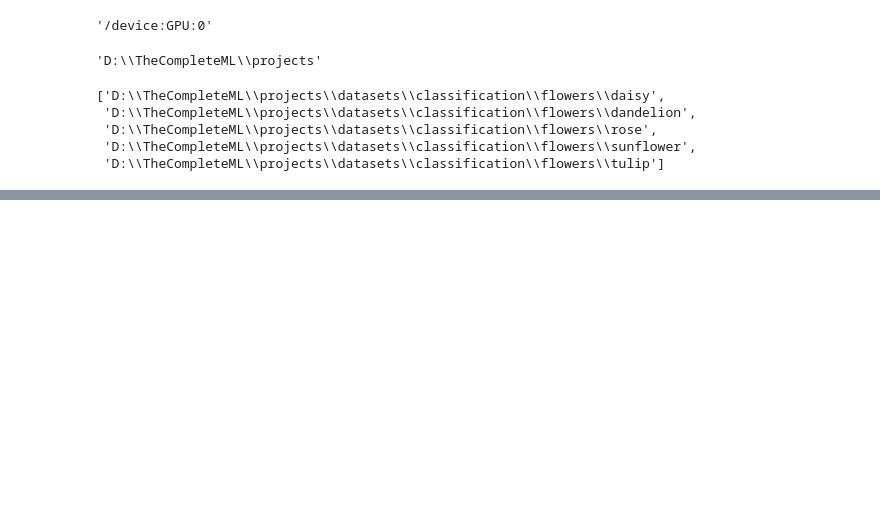
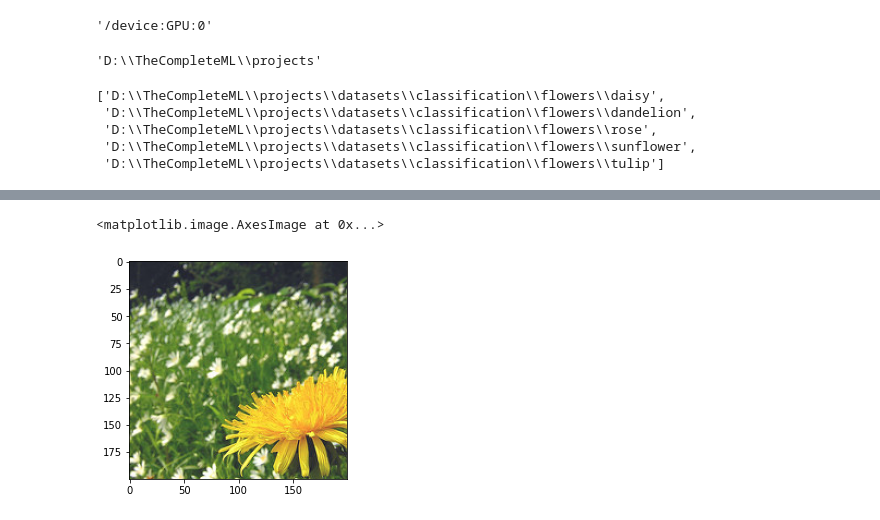
Before and after one commit to Kaushalkhokhar/complete-ml, a Jupyter notebook: projects/CNN/flowers.ipynb, the cells around one changed output, grey strips where cells are left out. Drawn from its saved outputs; the diff is of its cells as text; code cells hidden in the pictures; blank space fills up the shorter version.

```diff
--- a/projects/CNN/flowers.ipynb
+++ b/projects/CNN/flowers.ipynb
@@ -149,0 +189,5 @@ dataset = dataset.map(preprocess)
+# %%
+plt.imshow(test)
+# %% [output]
+<matplotlib.image.AxesImage at 0x...>
+[figure, added]
```
Also changed, not shown: parts of 20 cells of this notebook.
